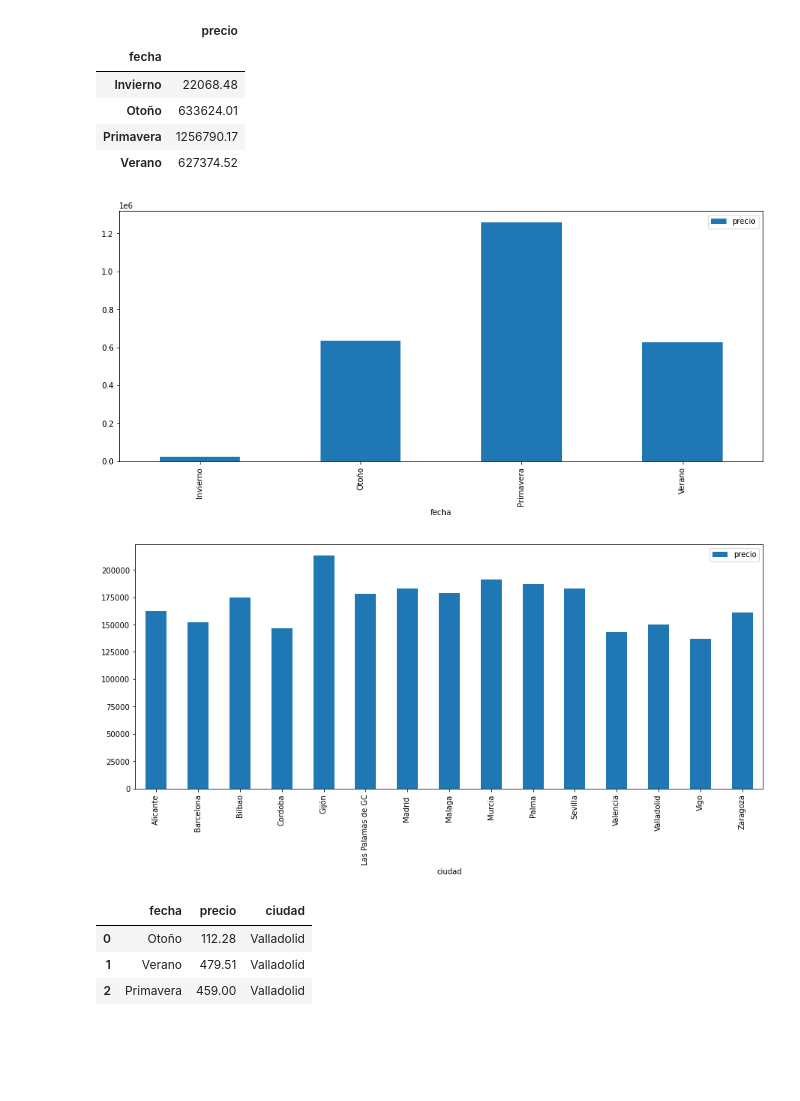
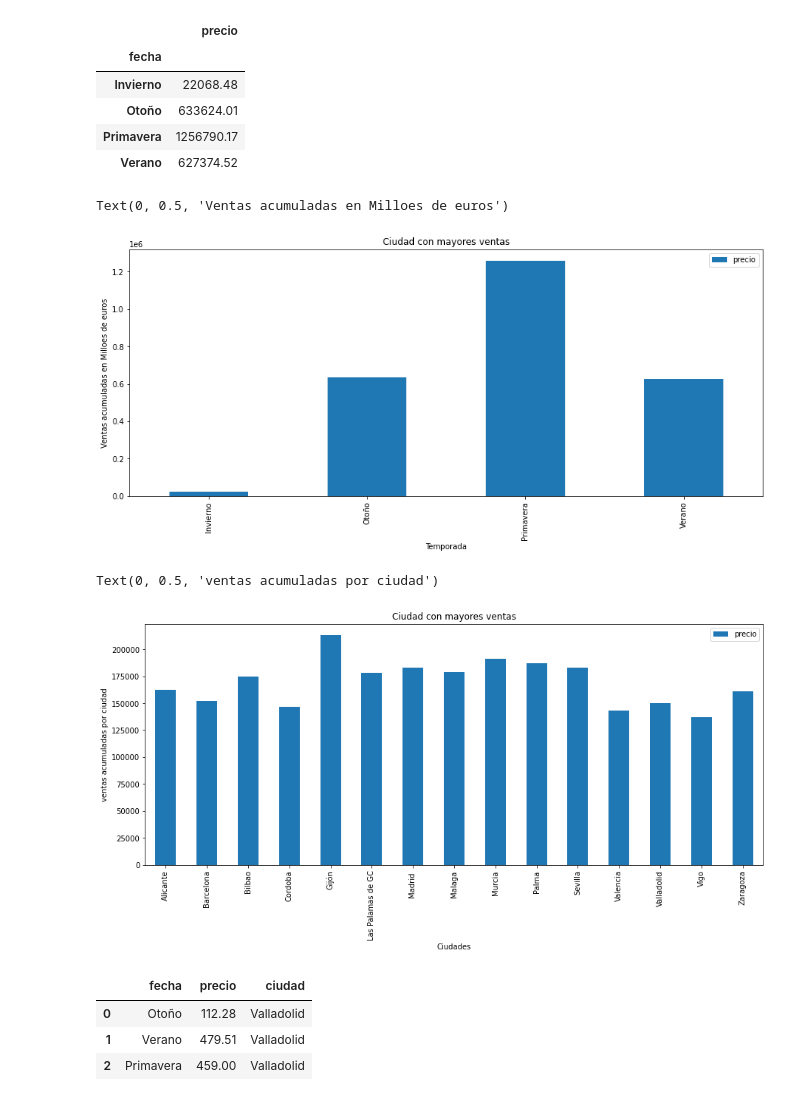
Before and after one commit to osm3rr/data-science-marketing-digital, a Jupyter notebook: city_sales_1.ipynb, the cells around one changed output. Cells and saved outputs as stored; diff of their text form; code cells hidden in the pictures; blank space fills up the shorter version.

Commit message:
update titles

```diff
--- a/city_sales_1.ipynb
+++ b/city_sales_1.ipynb
@@ -148,14 +163,22 @@ df6.groupby(['fecha']).sum()
 # %%
 # Total de ventas acumuladas por temporada
 df6.groupby(['fecha']).sum().plot.bar( figsize=(15,6) );
+plt.title("Ciudad con mayores ventas")
+plt.xlabel("Temporada")
+plt.ylabel("Ventas acumuladas en Milloes de euros")
 # %% [output]
+Text(0, 0.5, 'Ventas acumuladas en Milloes de euros')
-[figure, old version]
+[figure, new version]
 # %%
 # Vista del total de ventas acumulado por ciudad
 ventas_ciudad = df6.groupby(['ciudad']).sum()
 graph_test = ventas_ciudad.plot.bar( figsize=(15, 6))
+plt.title("Ciudad con mayores ventas")
+plt.xlabel("Ciudades")
+plt.ylabel("ventas acumuladas por ciudad")
 # %% [output]
+Text(0, 0.5, 'ventas acumuladas por ciudad')
-[figure, old version]
+[figure, new version]
 # %%
 df6.head(3)
 # %% [output]
```
Also changed, not shown: parts of 5 cells of this notebook, 1 other file.
